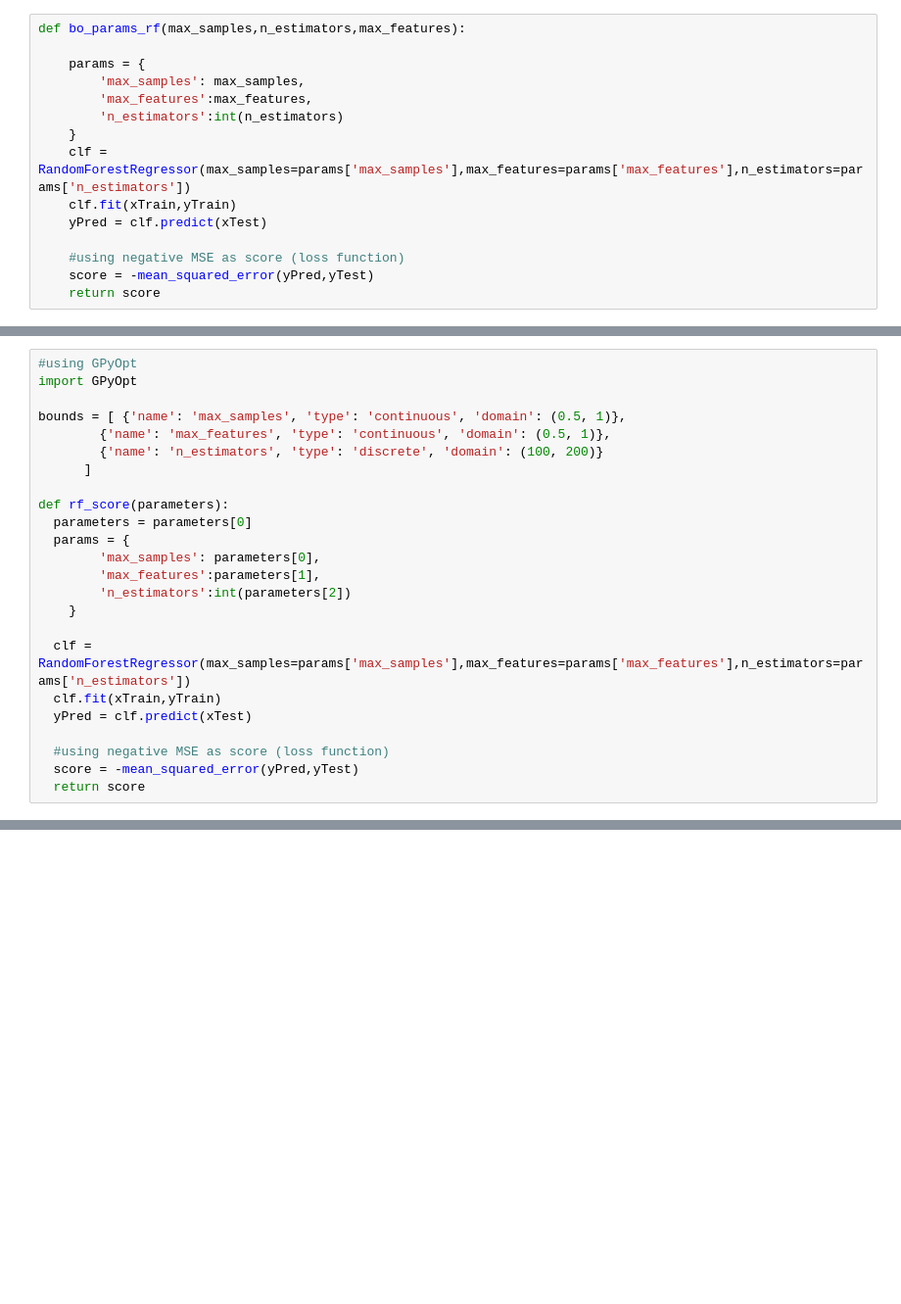
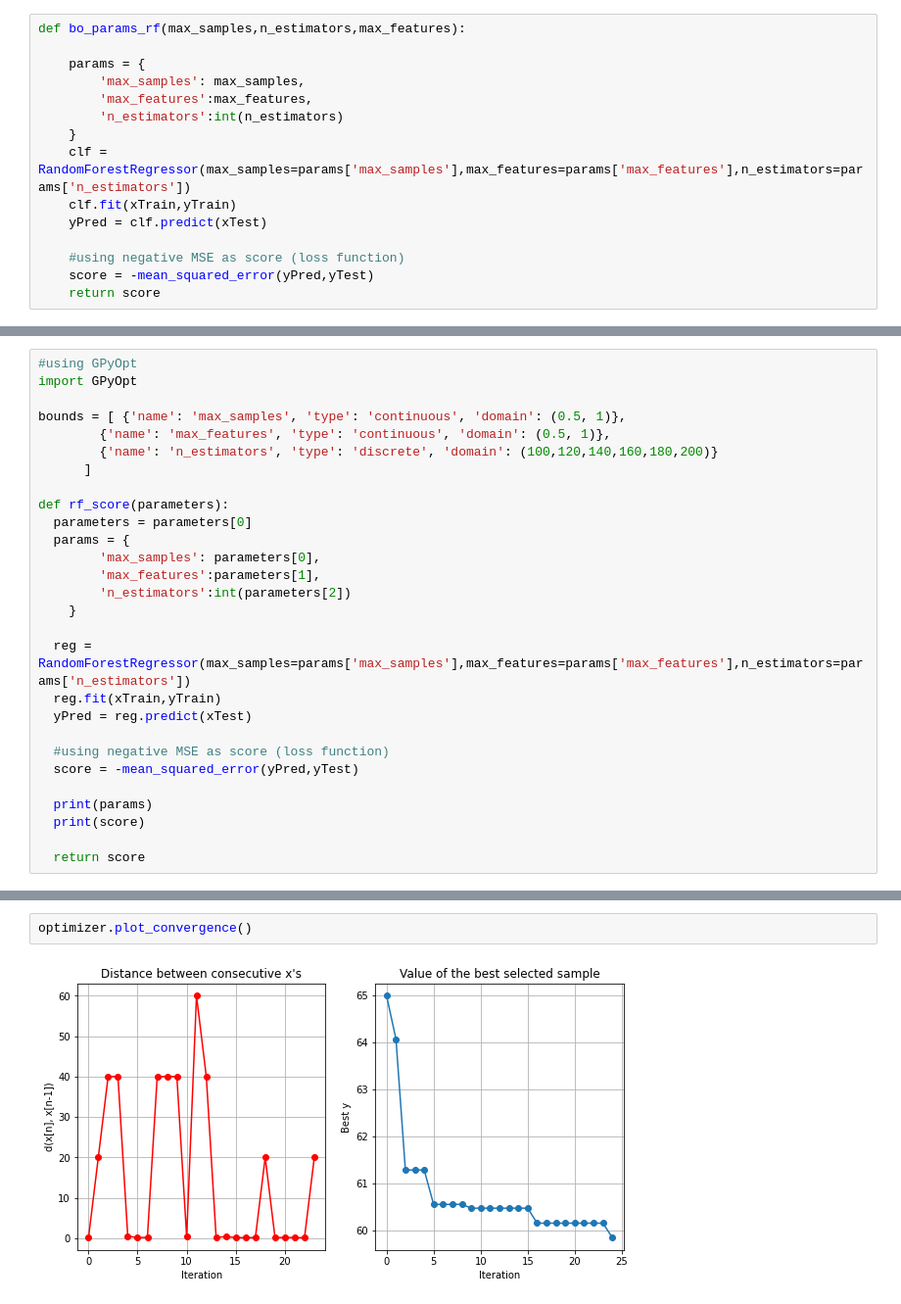
Before and after one commit to shin0105/4YP, a Jupyter notebook: RFregression_Boston.ipynb, the cells around one changed output, grey strips where cells are left out. Shown at 98% size. Saved outputs shown, nothing was run; the diff lists cells and outputs as text; blank space fills up the shorter version.

Commit message:
printing results for GPyOpt added

```diff
--- a/RFregression_Boston.ipynb
+++ b/RFregression_Boston.ipynb
@@ -101,7 +101,7 @@ import GPyOpt
 
 bounds = [ {'name': 'max_samples', 'type': 'continuous', 'domain': (0.5, 1)},
         {'name': 'max_features', 'type': 'continuous', 'domain': (0.5, 1)},
-        {'name': 'n_estimators', 'type': 'discrete', 'domain': (100, 200)}
+        {'name': 'n_estimators', 'type': 'discrete', 'domain': (100,120,140,160,180,200)}
       ]
 
 def rf_score(parameters):
@@ -112,12 +112,16 @@ def rf_score(parameters):
         'n_estimators':int(parameters[2])
     }
 
-  clf = RandomForestRegressor(max_samples=params['max_samples'],max_features=params['max_features'],n_estimators=params['n_estimators'])
-  clf.fit(xTrain,yTrain)
-  yPred = clf.predict(xTest)
+  reg = RandomForestRegressor(max_samples=params['max_samples'],max_features=params['max_features'],n_estimators=params['n_estimators'])
+  reg.fit(xTrain,yTrain)
+  yPred = reg.predict(xTest)
 
   #using negative MSE as score (loss function)
   score = -mean_squared_error(yPred,yTest)
+
+  print(params)
+  print(score)
+
   return score
 # %%
 optimizer = GPyOpt.methods.BayesianOptimization(f=rf_score,
@@ -142,0 +162,4 @@ print(params_min)
+# %%
+optimizer.plot_convergence()
+# %% [output]
+[figure, added]
```
Also changed, not shown: parts of 3 cells of this notebook.
